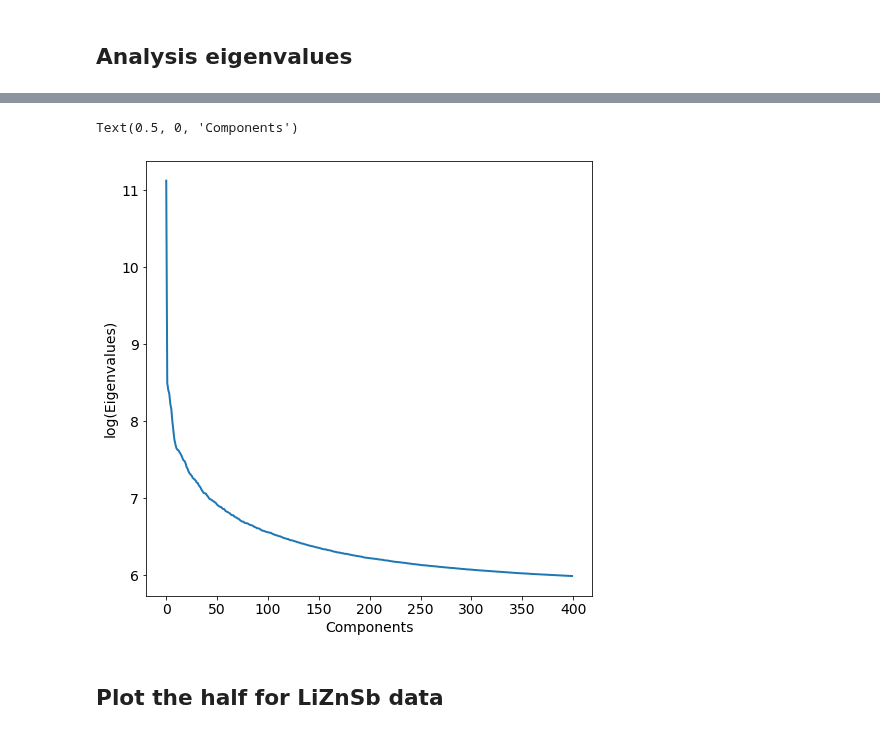
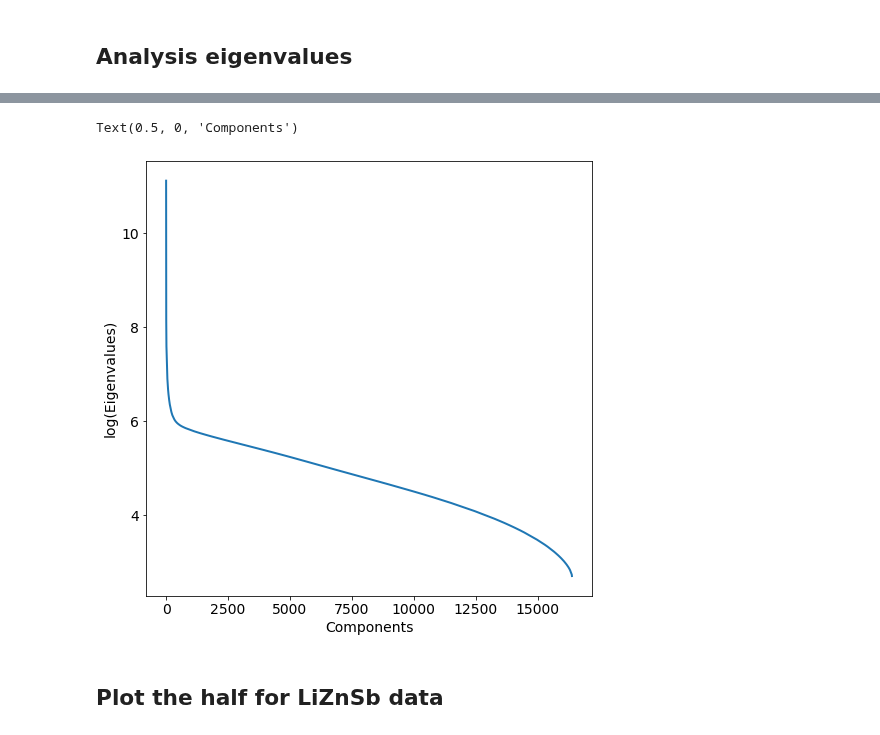
Before and after one commit to CY-Zhang/PyProcessingCodes, a Jupyter notebook: TensorDenoise/VisulizeResults_Experiment.ipynb, the cells around one changed output, grey strips where cells are left out. Saved outputs shown, nothing was run; the diff lists cells and outputs as text; code cells hidden in the pictures.

```diff
--- a/TensorDenoise/VisulizeResults_Experiment.ipynb
+++ b/TensorDenoise/VisulizeResults_Experiment.ipynb
@@ -135,16 +138,16 @@ print(scree[1300])
 # %%
 fig = plt.figure(figsize=(8,8))
 e3 = temp['e3']
 e3 = e3[::-1]
-plt.plot(np.log(e3[0:400]),linewidth='2')
+plt.plot(np.log(e3),linewidth='2')
 plt.xticks(fontsize=14)
 plt.yticks(fontsize=14)
 # plt.axvline(x=200,color='r',ls='--')
 plt.ylabel('log(Eigenvalues)',fontsize=14)
 plt.xlabel('Components',fontsize=14)
 # %% [output]
 Text(0.5, 0, 'Components')
-[figure, old version]
+[figure, new version]
 # %% [markdown]
 ## Plot the half for LiZnSb data
 # %%
```
Also changed, not shown: parts of 1 cell of this notebook, 4 other files.
